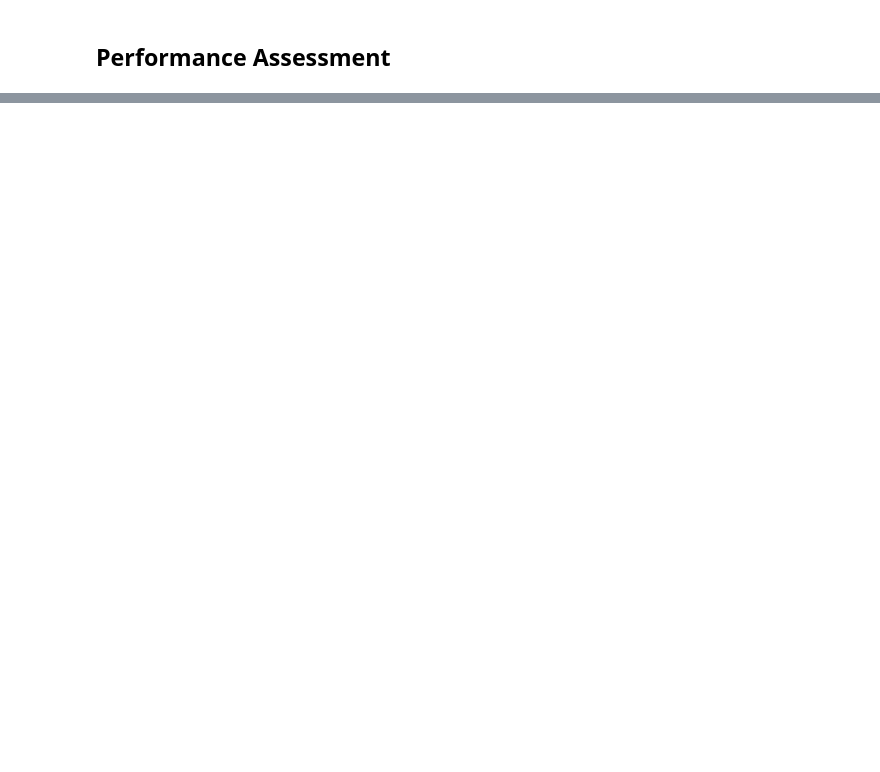
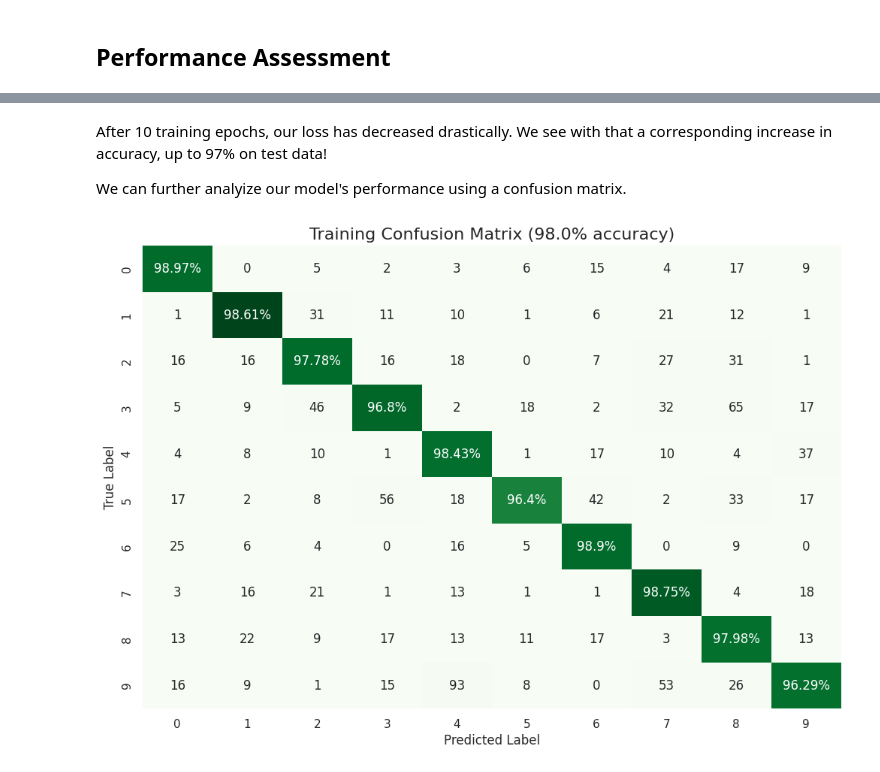
Before and after one commit to hhboorstein/ds_portfolio, a Jupyter notebook: Digit_Recognition.ipynb, the cells around one changed output, grey strips where cells are left out. Saved outputs shown, nothing was run; the diff lists cells and outputs as text; code cells hidden in the pictures; blank space fills up the shorter version.

```diff
--- a/Digit_Recognition.ipynb
+++ b/Digit_Recognition.ipynb
@@ -255,7 +496,10 @@ Those classes that deviate (p-value < 0.05) are annotated with an astrisk. Along
 class DigitClfr(nn.Module):
 
   def __init__(self):
+
     super(DigitClfr,self).__init__()
+    self.name='FullNet'
+
     self.Linear1=nn.Linear(28**2,1024)
     self.Linear2=nn.Linear(1024,256)
     self.Linear3=nn.Linear(256,64)
@@ -352,46 +559,24 @@ def train_epoch(epoch_id):
-# %%
-def test():
-  '''Compute average loss and prediction
-  accuracy of NN on test data.'''
-
-  total_loss,num_correct=0,0
-
-  with torch.no_grad():
-    for x,y in test_loader:
-      # send to device
-      x,y=x.to(dev),y.to(dev)
-
-      # predict
-      out=nwk(x)
-
-      # loss and accuracy calculations
-      total_loss+=L(out,y).item()
-      y_hat=out.max(dim=1,keepdim=True)[1]
-      num_correct+=y_hat.eq(y.view_as(y_hat)).sum()
-
-  # print stats
-  test_avg_losses.append(w:=total_loss/len(test_loader))
-  print(f'avg loss: {w}')
-  print(f'% correct: {100*num_correct/len(test_loader.dataset)}')
-  return total_loss,num_correct
 # %%
 # bookkeeping
+epochs,losses=[],[]
+test_avg_losses=[]
+load_len=len(train_loader)
 acc_factor=100/len(test_loader.dataset)
 per_epoch_acc=[]
 
 # pretrain benchmark
-test()
+test(nwk)
 print('='*50)
 
 # 10 epoch training
 for i in range(1,11):
 
-  train_epoch(i)
+  train_epoch(nwk,i)
 
   print('='*50)
 
   # post-epoch benchmark
-  _,count=test()
+  _,count=test(nwk)
   per_epoch_acc.append(count.item()*acc_factor)
 
   print('='*50)
@@ -417,0 +650,9 @@ avg loss: 0.09532383009791374
+# %% [markdown]
+After 10 training epochs, our loss has decreased drastically. We see with that a corresponding increase in accuracy, up to 97% on test data!
+
+We can further analyize our model's performance using a confusion matrix.
+# %%
+# training data prediction analysis
+cm(train_loader,nwk)
+# %% [output]
+[figure, added]
```
Also changed, not shown: parts of 53 cells of this notebook.
